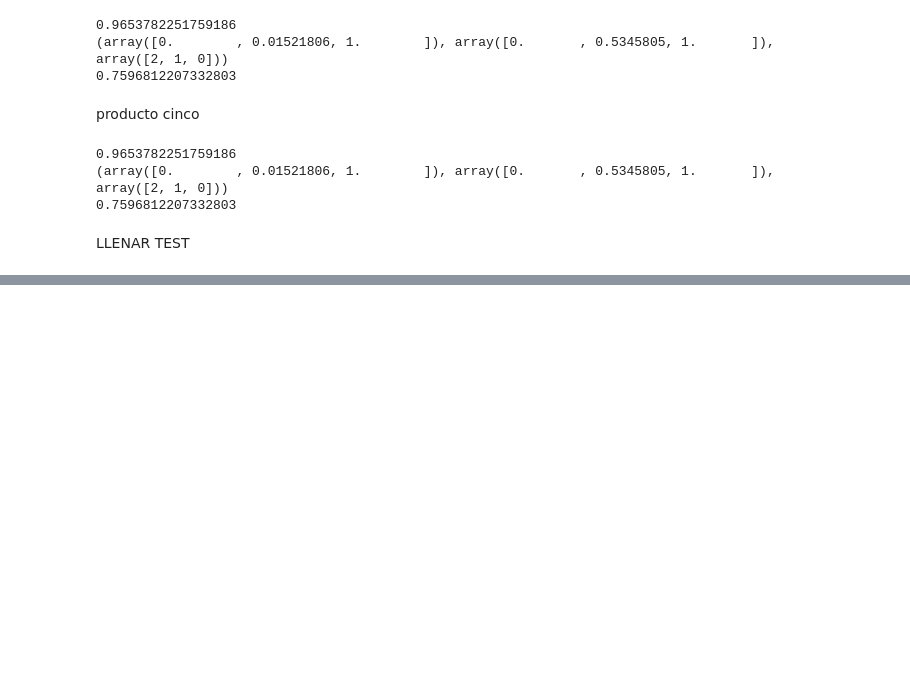
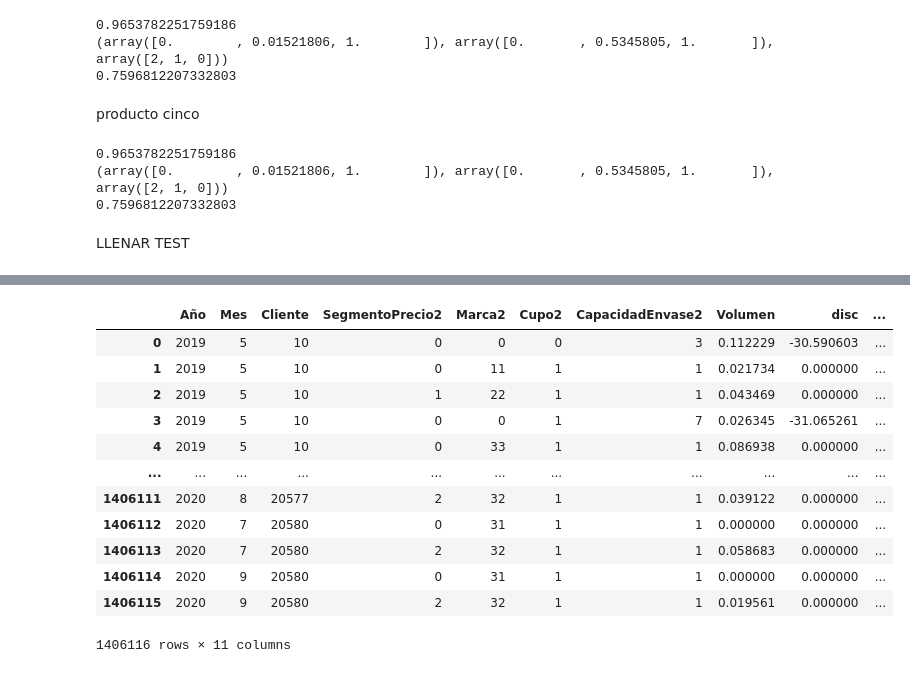
Before and after one commit to edward0rtiz/brewingthecode_COL, a Jupyter notebook: DataCup_2020_1.0.ipynb, the cells around one changed output, grey strips where cells are left out. Drawn from its saved outputs; the diff is of its cells as text; code cells hidden in the pictures; blank space fills up the shorter version.

```diff
--- a/DataCup_2020_1.0.ipynb
+++ b/DataCup_2020_1.0.ipynb
@@ -645,0 +672,27 @@ final.to_csv('input4_clientes_test.csv', sep=',', encoding='utf-8', index=False)
+# %%
+df_new_venta['SegmentoPrecio2'] = df_new_venta['SegmentoPrecio2'].astype('category')
+df_new_venta['Marca2'] = df_new_venta['Marca2'].astype('category')
+df_new_venta['Cupo2'] = df_new_venta['Cupo2'].astype('category')
+df_new_venta['CapacidadEnvase2'] = df_new_venta['CapacidadEnvase2'].astype('category')
+
+
+df_new_venta['SegmentoPrecio2'] = df_new_venta.SegmentoPrecio2.cat.codes
+df_new_venta['Marca2'] = df_new_venta.Marca2.cat.codes
+df_new_venta['Cupo2'] = df_new_venta.Cupo2.cat.codes
+df_new_venta['CapacidadEnvase2'] = df_new_venta.CapacidadEnvase2.cat.codes
+
+df_new_venta
+# %% [output]
+|  | Año | Mes | Cliente | SegmentoPrecio2 | Marca2 | Cupo2 | CapacidadEnvase2 | Volumen | disc | ... |
+| 0 | 2019 | 5 | 10 | 0 | 0 | 0 | 3 | 0.112229 | -30.590603 | ... |
+| 1 | 2019 | 5 | 10 | 0 | 11 | 1 | 1 | 0.021734 | 0.000000 | ... |
+| 2 | 2019 | 5 | 10 | 1 | 22 | 1 | 1 | 0.043469 | 0.000000 | ... |
+| 3 | 2019 | 5 | 10 | 0 | 0 | 1 | 7 | 0.026345 | -31.065261 | ... |
+| 4 | 2019 | 5 | 10 | 0 | 33 | 1 | 1 | 0.086938 | 0.000000 | ... |
+| ... | ... | ... | ... | ... | ... | ... | ... | ... | ... | ... |
+| 1406111 | 2020 | 8 | 20577 | 2 | 32 | 1 | 1 | 0.039122 | 0.000000 | ... |
+| 1406112 | 2020 | 7 | 20580 | 0 | 31 | 1 | 1 | 0.000000 | 0.000000 | ... |
+| 1406113 | 2020 | 7 | 20580 | 2 | 32 | 1 | 1 | 0.058683 | 0.000000 | ... |
+| 1406114 | 2020 | 9 | 20580 | 0 | 31 | 1 | 1 | 0.000000 | 0.000000 | ... |
+| 1406115 | 2020 | 9 | 20580 | 2 | 32 | 1 | 1 | 0.019561 | 0.000000 | ... |
+1406116 rows × 11 columns
```
Also changed, not shown: parts of 56 cells of this notebook.
